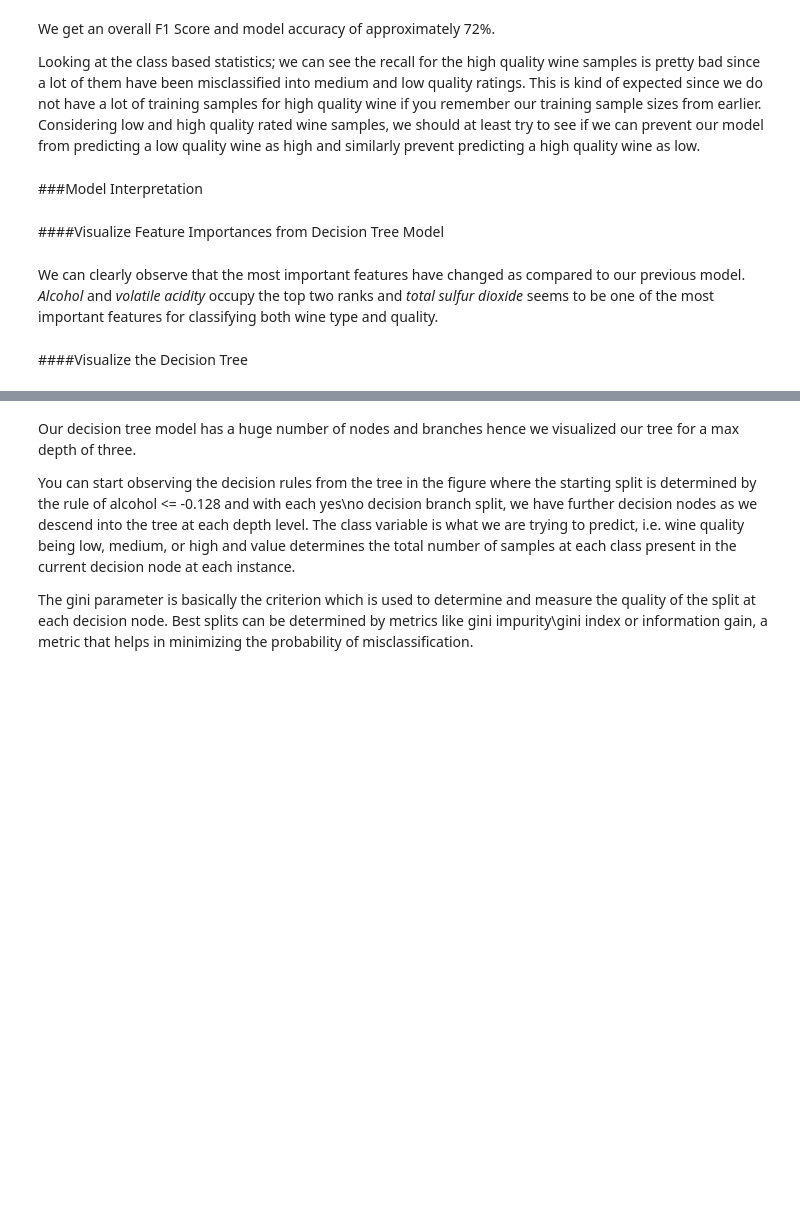
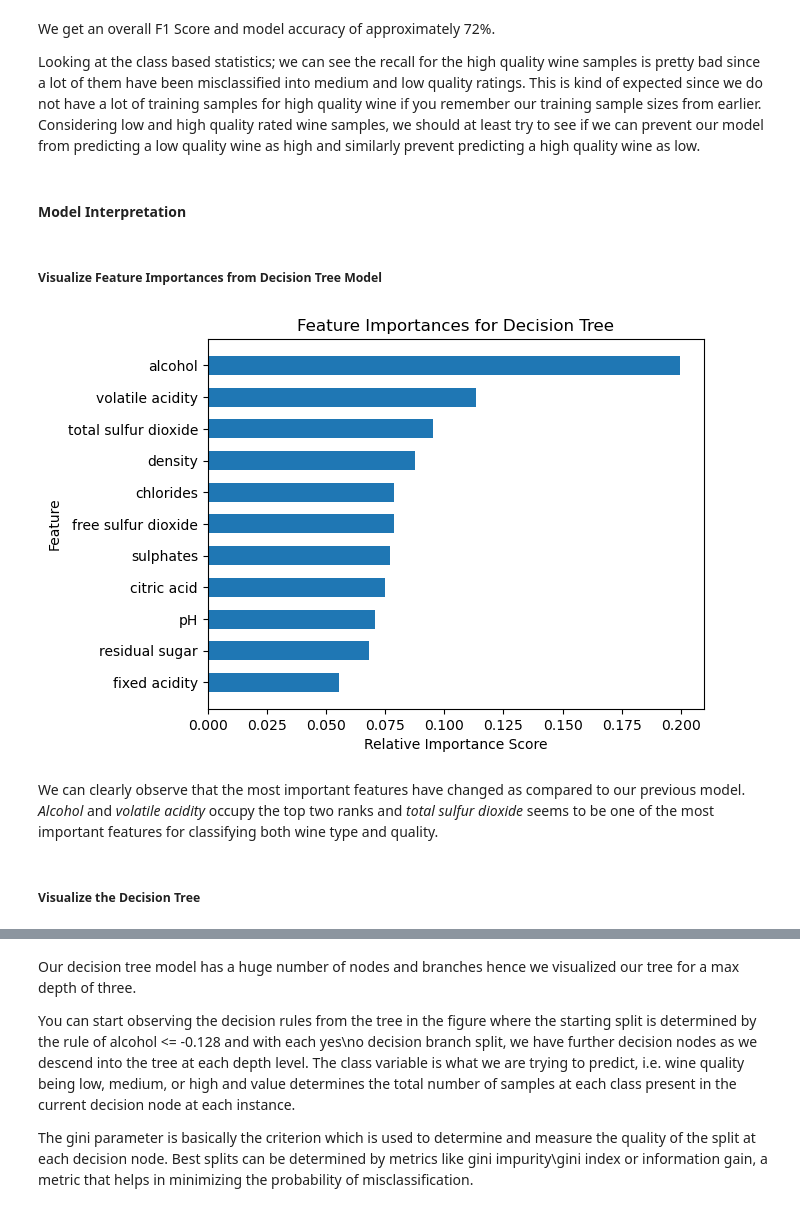
Before and after one commit to udel-cbcb/NIGMS-Sandbox-UD, a Jupyter notebook: Submodule_4/Exercises/Submodule_4_Exercise_3_Predicting_Wine_Quality_Solution.ipynb, the cells around one changed output, grey strips where cells are left out. Cells and saved outputs as stored; diff of their text form; code cells hidden in the pictures; blank space fills up the shorter version.

```diff
--- a/Submodule_4/Exercises/Submodule_4_Exercise_3_Predicting_Wine_Quality_Solution.ipynb
+++ b/Submodule_4/Exercises/Submodule_4_Exercise_3_Predicting_Wine_Quality_Solution.ipynb
@@ -257,11 +380,12 @@ datasets. We use the prefix **wqp_** in our variables to easily identify them as
 quality prediction.
 # %%
-wqp_features = wines.iloc[:,:-3]
-wqp_class_labels = np.array(wines['quality_label'])
-wqp_label_names = ['low', 'medium', 'high']
+wqp_features = wines.iloc[:, :-3]
+wqp_class_labels = np.array(wines["quality_label"])
+wqp_label_names = ["low", "medium", "high"]
 wqp_feature_names = list(wqp_features.columns)
-wqp_train_X, wqp_test_X, wqp_train_y, wqp_test_y = train_test_split(wqp_features, wqp_class_labels,
-                                                                    test_size=0.3, random_state=42)
+wqp_train_X, wqp_test_X, wqp_train_y, wqp_test_y = train_test_split(
+    wqp_features, wqp_class_labels, test_size=0.3, random_state=42
+)
 
 print(Counter(wqp_train_y), Counter(wqp_test_y))
-print('Features:', wqp_feature_names)
+print("Features:", wqp_feature_names)
@@ -314,23 +461,26 @@ our training sample sizes from earlier. Considering low and high quality rated w
 least try to see if we can prevent our model from predicting a low quality wine as high and similarly prevent
 predicting a high quality wine as low.
 # %% [markdown]
-###Model Interpretation
+#### Model Interpretation
 # %% [markdown]
-####Visualize Feature Importances from Decision Tree Model
+##### Visualize Feature Importances from Decision Tree Model
 # %%
 wqp_dt_feature_importances = wqp_dt.feature_importances_
-wqp_dt_feature_names, wqp_dt_feature_scores = zip(*sorted(zip(wqp_feature_names, wqp_dt_feature_importances),
-                                                          key=lambda x: x[1]))
+wqp_dt_feature_names, wqp_dt_feature_scores = zip(
+    *sorted(zip(wqp_feature_names, wqp_dt_feature_importances), key=lambda x: x[1])
+)
 y_position = list(range(len(wqp_dt_feature_names)))
-plt.barh(y_position, wqp_dt_feature_scores, height=0.6, align='center')
-plt.yticks(y_position , wqp_dt_feature_names)
-plt.xlabel('Relative Importance Score')
-plt.ylabel('Feature')
-t = plt.title('Feature Importances for Decision Tree')
+plt.barh(y_position, wqp_dt_feature_scores, height=0.6, align="center")
+plt.yticks(y_position, wqp_dt_feature_names)
+plt.xlabel("Relative Importance Score")
+plt.ylabel("Feature")
+t = plt.title("Feature Importances for Decision Tree")
+# %% [output]
+[figure, added]
 # %% [markdown]
 We can clearly observe that the most important features have changed as compared to
-our previous model. *Alcohol* and *volatile acidity* occupy the top two ranks and *total sulfur dioxide*
+our previous model. _Alcohol_ and _volatile acidity_ occupy the top two ranks and _total sulfur dioxide_
 seems to be one of the most important features for classifying both wine type and quality.
 # %% [markdown]
-####Visualize the Decision Tree
+##### Visualize the Decision Tree
 # %%
```
Also changed, not shown: parts of 61 cells of this notebook.
